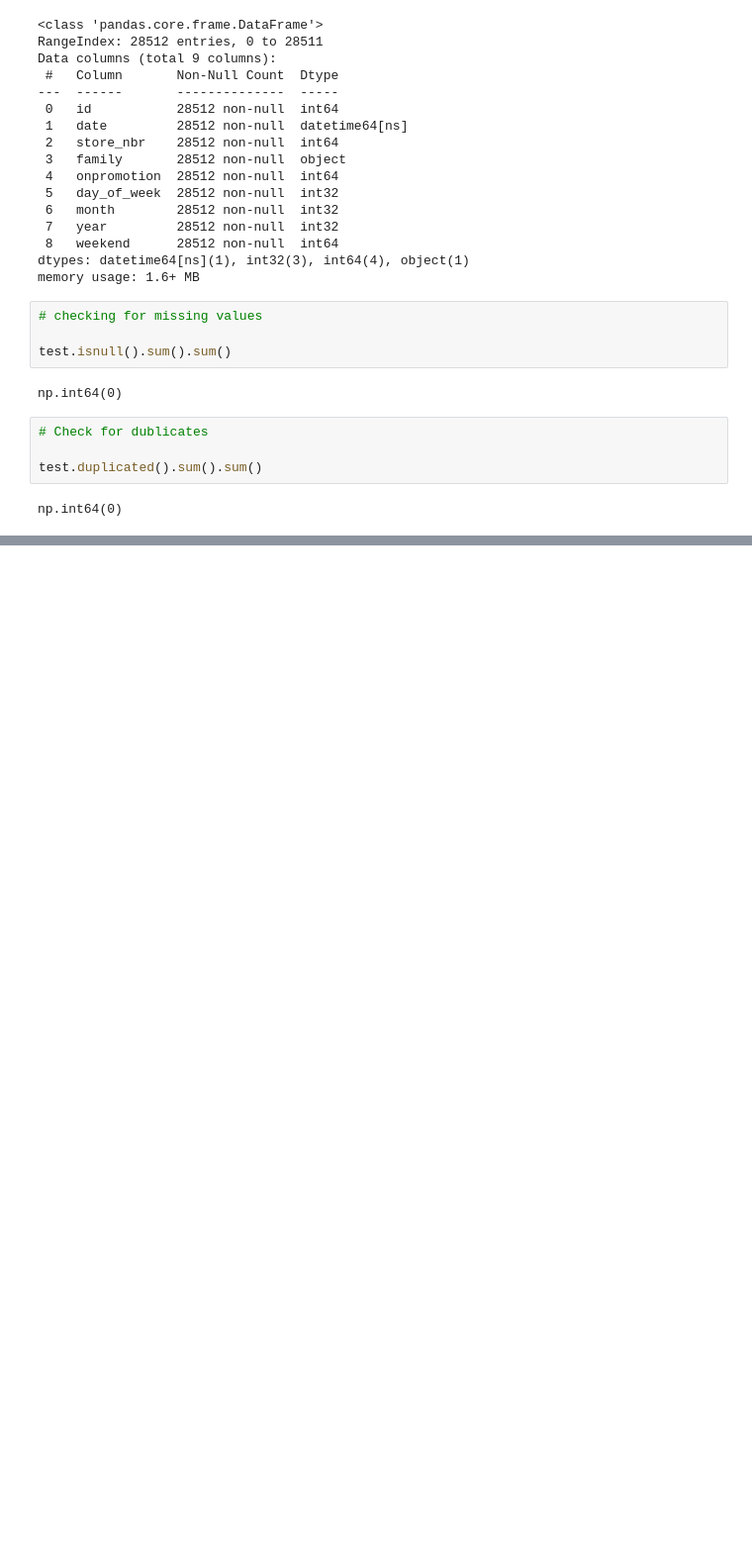
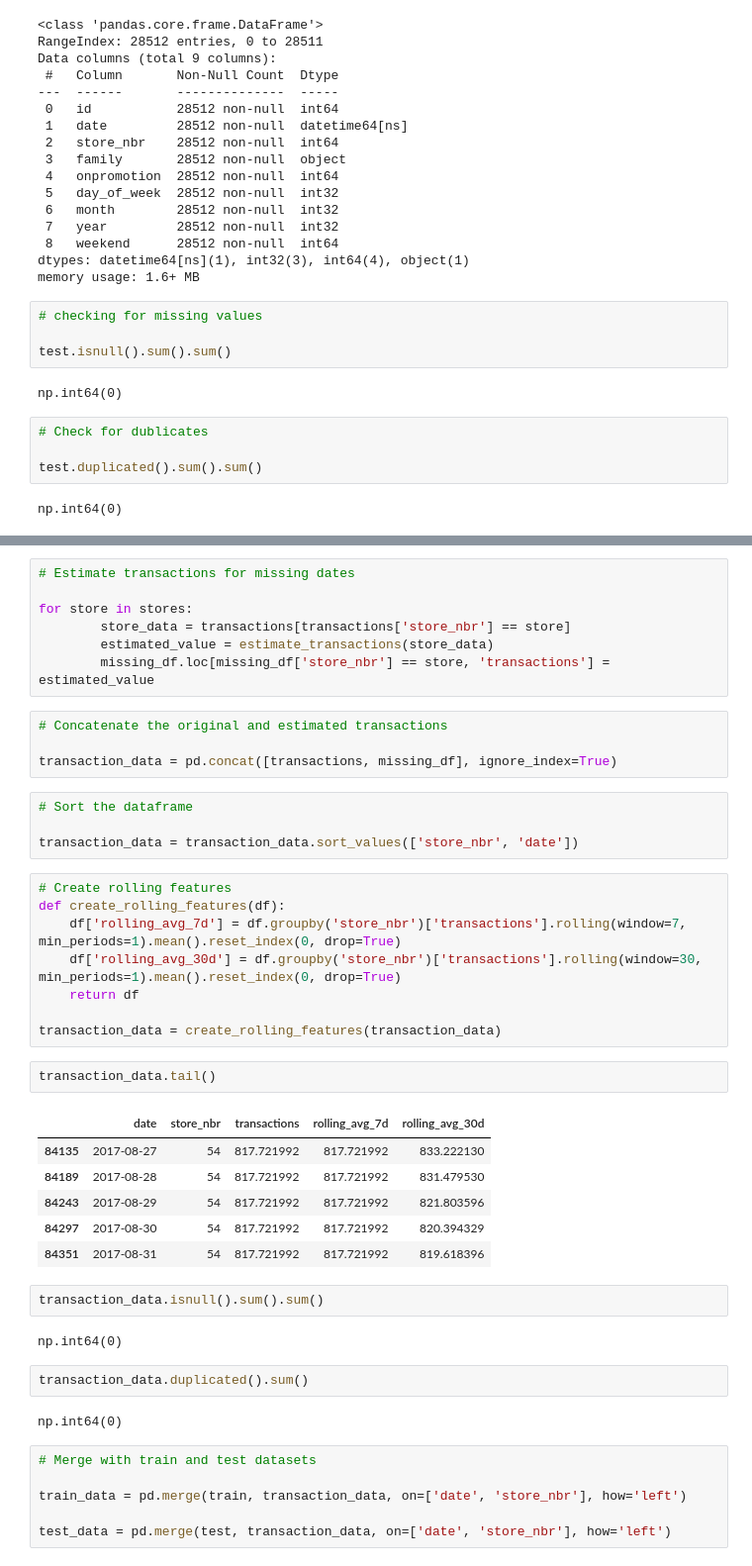
Before and after one commit to Ogoms/Time-Series-Regression-Analysis, a Jupyter notebook: Notebook/main.ipynb, the cells around one changed output, grey strips where cells are left out. Shown at 99% size. Saved outputs shown, nothing was run; the diff lists cells and outputs as text; blank space fills up the shorter version.

```diff
--- a/Notebook/main.ipynb
+++ b/Notebook/main.ipynb
@@ -266,0 +395,46 @@ test.describe().T
+# %%
+# Estimate transactions for missing dates
+
+for store in stores:
+        store_data = transactions[transactions['store_nbr'] == store]
+        estimated_value = estimate_transactions(store_data)
+        missing_df.loc[missing_df['store_nbr'] == store, 'transactions'] = estimated_value
+# %%
+# Concatenate the original and estimated transactions
+
+transaction_data = pd.concat([transactions, missing_df], ignore_index=True)
+# %%
+# Sort the dataframe
+
+transaction_data = transaction_data.sort_values(['store_nbr', 'date'])
+# %%
+# Create rolling features
+def create_rolling_features(df):
+    df['rolling_avg_7d'] = df.groupby('store_nbr')['transactions'].rolling(window=7, min_periods=1).mean().reset_index(0, drop=True)
+    df['rolling_avg_30d'] = df.groupby('store_nbr')['transactions'].rolling(window=30, min_periods=1).mean().reset_index(0, drop=True)
+    return df
+
+transaction_data = create_rolling_features(transaction_data)
+# %%
+transaction_data.tail()
+# %% [output]
+|  | date | store_nbr | transactions | rolling_avg_7d | rolling_avg_30d |
+| 84135 | 2017-08-27 | 54 | 817.721992 | 817.721992 | 833.222130 |
+| 84189 | 2017-08-28 | 54 | 817.721992 | 817.721992 | 831.479530 |
+| 84243 | 2017-08-29 | 54 | 817.721992 | 817.721992 | 821.803596 |
+| 84297 | 2017-08-30 | 54 | 817.721992 | 817.721992 | 820.394329 |
+| 84351 | 2017-08-31 | 54 | 817.721992 | 817.721992 | 819.618396 |
+# %%
+transaction_data.isnull().sum().sum()
+# %% [output]
+np.int64(0)
+# %%
+transaction_data.duplicated().sum()
+# %% [output]
+np.int64(0)
+# %%
+# Merge with train and test datasets
+
+train_data = pd.merge(train, transaction_data, on=['date', 'store_nbr'], how='left')
+
+test_data = pd.merge(test, transaction_data, on=['date', 'store_nbr'], how='left')
```
Also changed, not shown: parts of 39 cells of this notebook.
